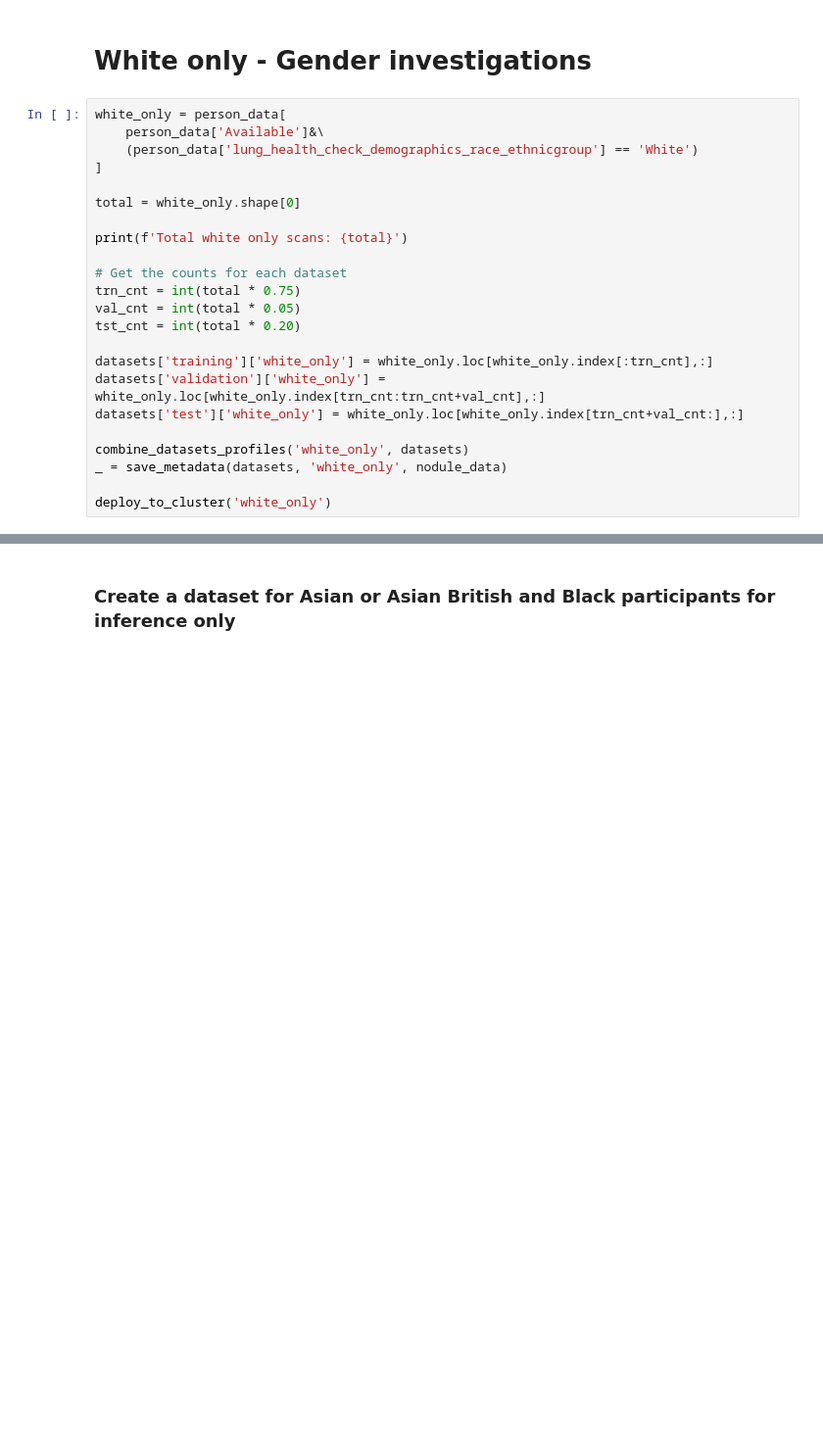
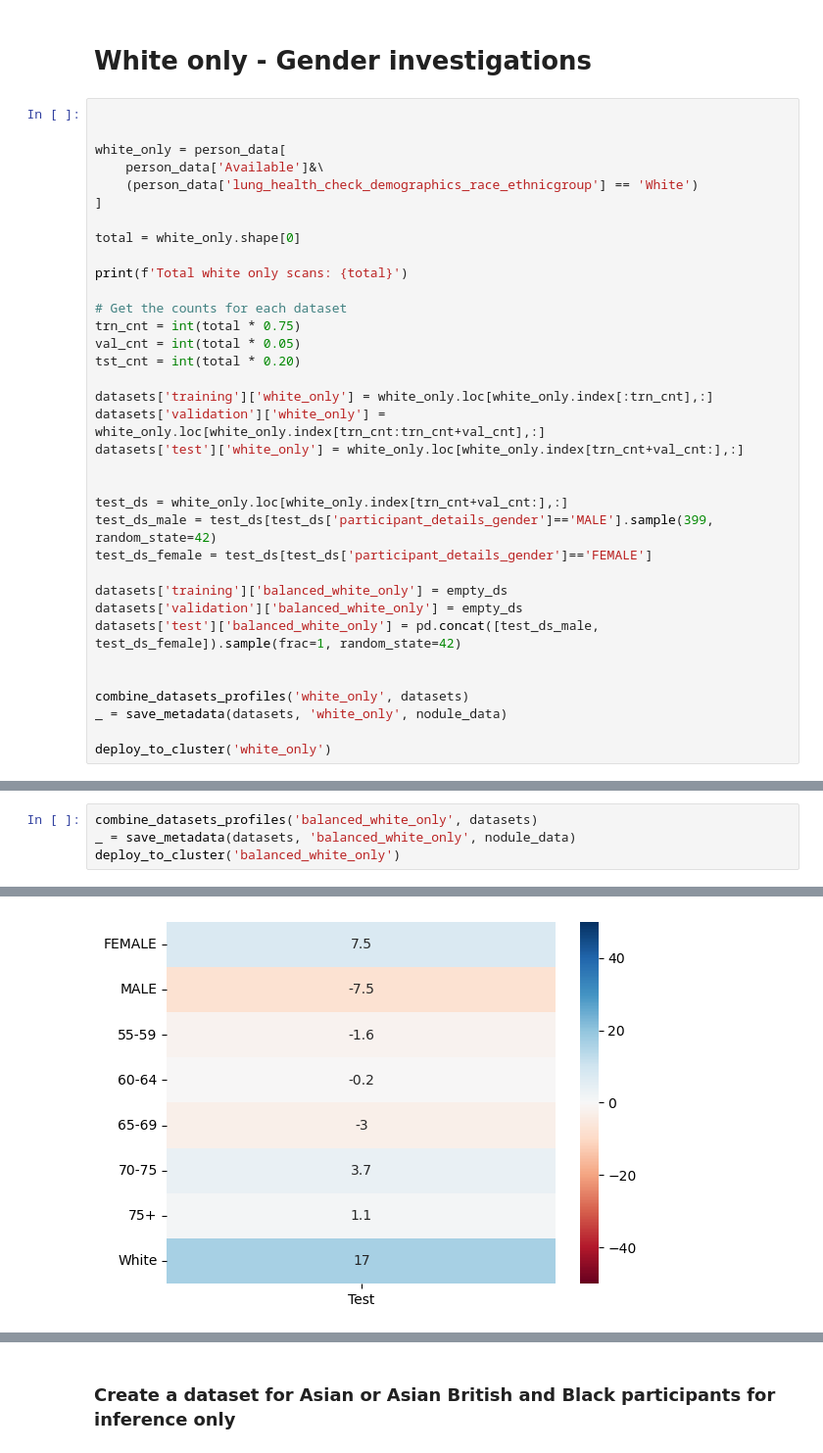
Before and after one commit to johnmccabe44/fairness-in-nodule-detection, a Jupyter notebook: notebooks/FairnessInNoduleDetectionAlgorithms/experiment_design.ipynb, the cells around one changed output, grey strips where cells are left out. Shown at 98% size. Cells and saved outputs as stored; diff of their text form; blank space fills up the shorter version.

```diff
--- a/notebooks/FairnessInNoduleDetectionAlgorithms/experiment_design.ipynb
+++ b/notebooks/FairnessInNoduleDetectionAlgorithms/experiment_design.ipynb
@@ -702,6 +710,8 @@ female_for_inference deployed to cluster
 # %% [markdown]
 # White only - Gender investigations
 # %%
+
+
 white_only = person_data[
     person_data['Available']&\
     (person_data['lung_health_check_demographics_race_ethnicgroup'] == 'White')
@@ -720,6 +730,16 @@ datasets['training']['white_only'] = white_only.loc[white_only.index[:trn_cnt],:
 datasets['validation']['white_only'] = white_only.loc[white_only.index[trn_cnt:trn_cnt+val_cnt],:]
 datasets['test']['white_only'] = white_only.loc[white_only.index[trn_cnt+val_cnt:],:]
 
+
+test_ds = white_only.loc[white_only.index[trn_cnt+val_cnt:],:]
+test_ds_male = test_ds[test_ds['participant_details_gender']=='MALE'].sample(399, random_state=42)
+test_ds_female = test_ds[test_ds['participant_details_gender']=='FEMALE']
+
+datasets['training']['balanced_white_only'] = empty_ds
+datasets['validation']['balanced_white_only'] = empty_ds
+datasets['test']['balanced_white_only'] = pd.concat([test_ds_male, test_ds_female]).sample(frac=1, random_state=42)
+
+
 combine_datasets_profiles('white_only', datasets)
 _ = save_metadata(datasets, 'white_only', nodule_data)
 
@@ -753,0 +778,5 @@ white_only deployed to cluster
+# %%
+combine_datasets_profiles('balanced_white_only', datasets)
+_ = save_metadata(datasets, 'balanced_white_only', nodule_data)
+deploy_to_cluster('balanced_white_only')
+# %% [output]
@@ -753,0 +793 @@ white_only deployed to cluster
+[figure, added]
```
Also changed, not shown: parts of 5 cells of this notebook, 10 other files.
